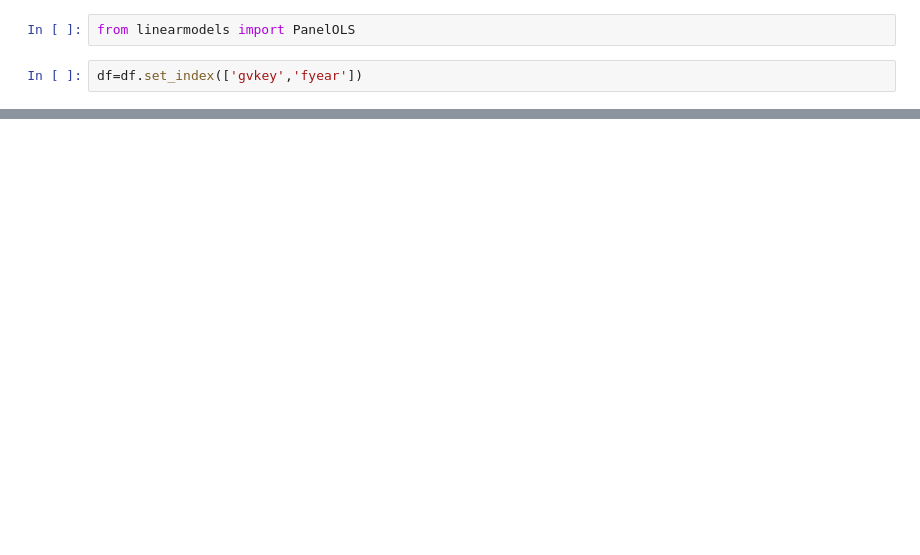
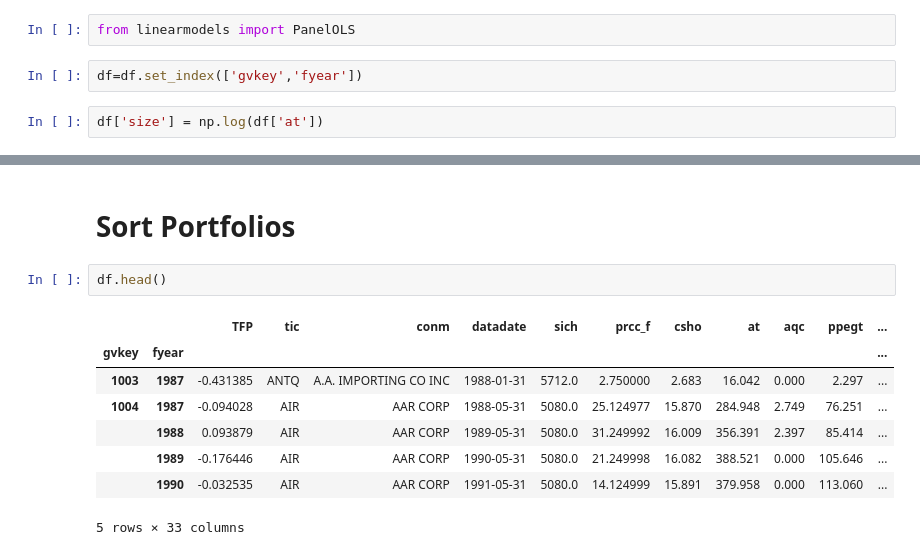
Before and after one commit to pakshingho/ProductivityReturns, a Jupyter notebook: codes/TFP EDA.ipynb, the cells around one changed output, grey strips where cells are left out. Drawn from its saved outputs; the diff is of its cells as text; blank space fills up the shorter version.

```diff
--- a/codes/TFP EDA.ipynb
+++ b/codes/TFP EDA.ipynb
@@ -258,4 +260,6 @@ df.plot.scatter(x='gap', y='beme')
 from linearmodels import PanelOLS
 # %%
 df=df.set_index(['gvkey','fyear'])
+# %%
+df['size'] = np.log(df['at'])
 # %%
@@ -306,0 +331,13 @@ Included effects: Entity, Time
+# %% [markdown]
+# Sort Portfolios
+# %%
+df.head()
+# %% [output]
+|  |  | TFP | tic | conm | datadate | sich | prcc_f | csho | at | aqc | ppegt | ... |
+| gvkey | fyear |  |  |  |  |  |  |  |  |  |  | ... |
+| 1003 | 1987 | -0.431385 | ANTQ | A.A. IMPORTING CO INC | 1988-01-31 | 5712.0 | 2.750000 | 2.683 | 16.042 | 0.000 | 2.297 | ... |
+| 1004 | 1987 | -0.094028 | AIR | AAR CORP | 1988-05-31 | 5080.0 | 25.124977 | 15.870 | 284.948 | 2.749 | 76.251 | ... |
+|  | 1988 | 0.093879 | AIR | AAR CORP | 1989-05-31 | 5080.0 | 31.249992 | 16.009 | 356.391 | 2.397 | 85.414 | ... |
+|  | 1989 | -0.176446 | AIR | AAR CORP | 1990-05-31 | 5080.0 | 21.249998 | 16.082 | 388.521 | 0.000 | 105.646 | ... |
+|  | 1990 | -0.032535 | AIR | AAR CORP | 1991-05-31 | 5080.0 | 14.124999 | 15.891 | 379.958 | 0.000 | 113.060 | ... |
+5 rows × 33 columns
```
Also changed, not shown: parts of 18 cells of this notebook.
